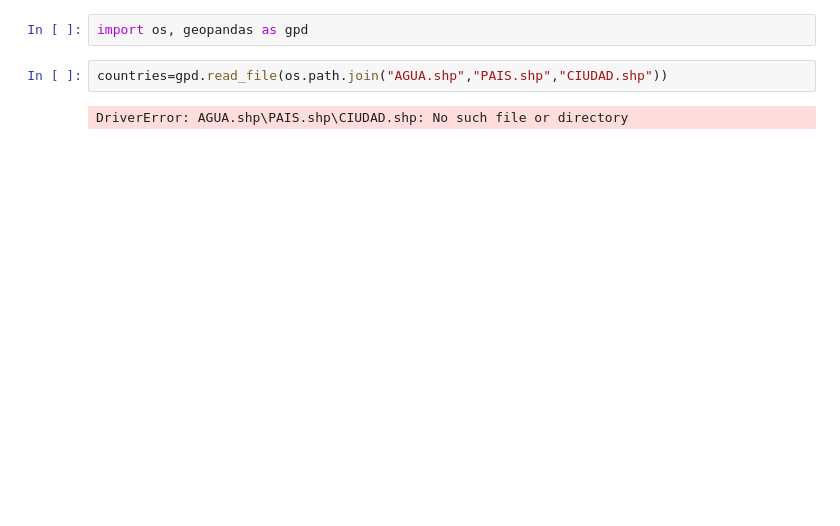
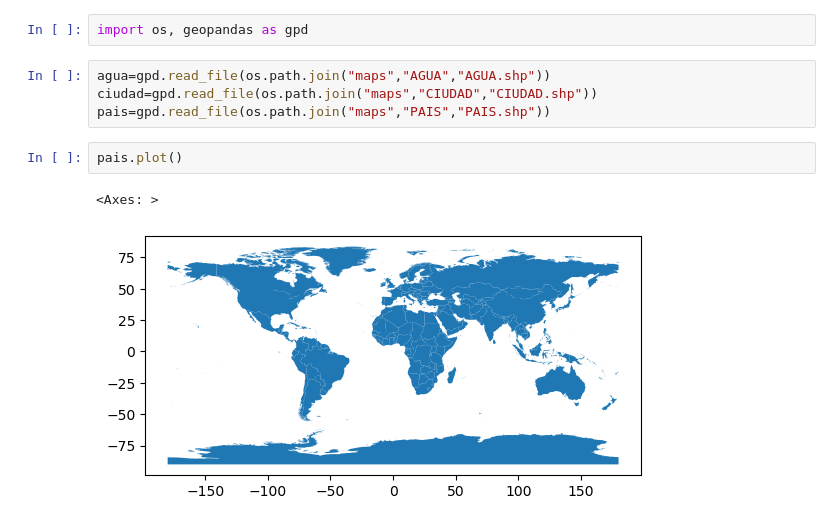
Before and after one commit to CarolinaPUCP/Evaluacion-2, a Jupyter notebook: CANADA - EVALUACION 2.ipynb, the cells around one changed output. Saved outputs shown, nothing was run; the diff lists cells and outputs as text; blank space fills up the shorter version.

```diff
--- a/CANADA - EVALUACION 2.ipynb
+++ b/CANADA - EVALUACION 2.ipynb
@@ -1,6 +1,11 @@
 # %%
 import os, geopandas as gpd
-# %%
-countries=gpd.read_file(os.path.join("AGUA.shp","PAIS.shp","CIUDAD.shp"))
-# %% [output]
-DriverError: AGUA.shp\PAIS.shp\CIUDAD.shp: No such file or directory
+# %%
+agua=gpd.read_file(os.path.join("maps","AGUA","AGUA.shp"))
+ciudad=gpd.read_file(os.path.join("maps","CIUDAD","CIUDAD.shp"))
+pais=gpd.read_file(os.path.join("maps","PAIS","PAIS.shp"))
+# %%
+pais.plot()
+# %% [output]
+<Axes: >
+[figure, added]
```
Also changed, not shown: parts of 22 cells of this notebook, 52 other files.
